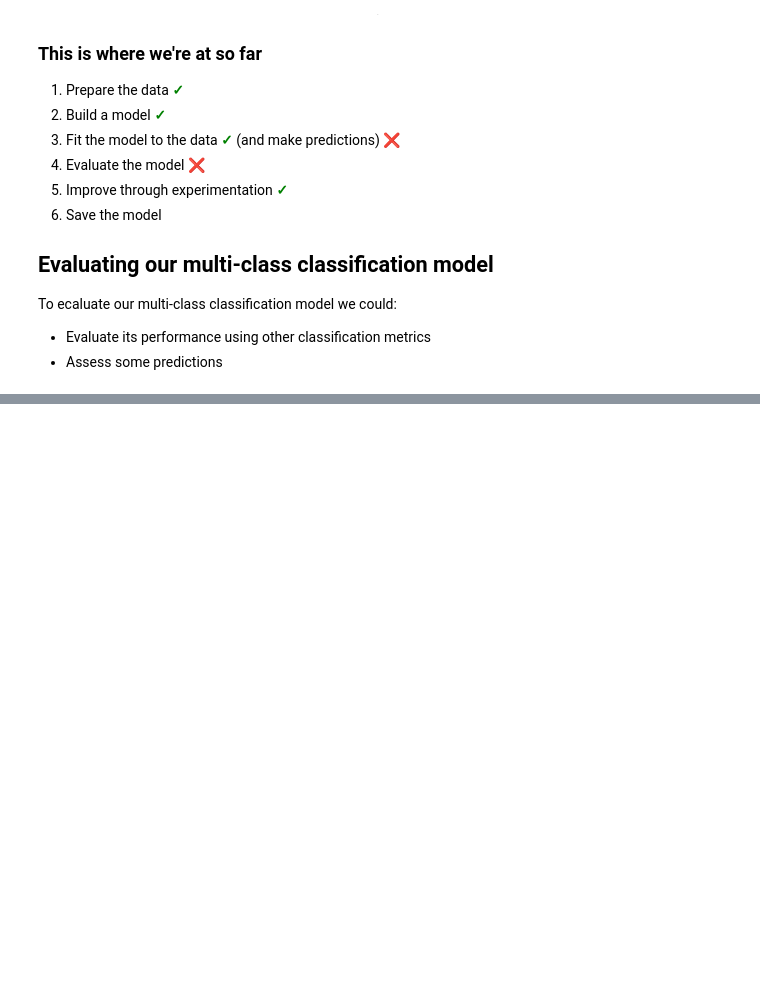
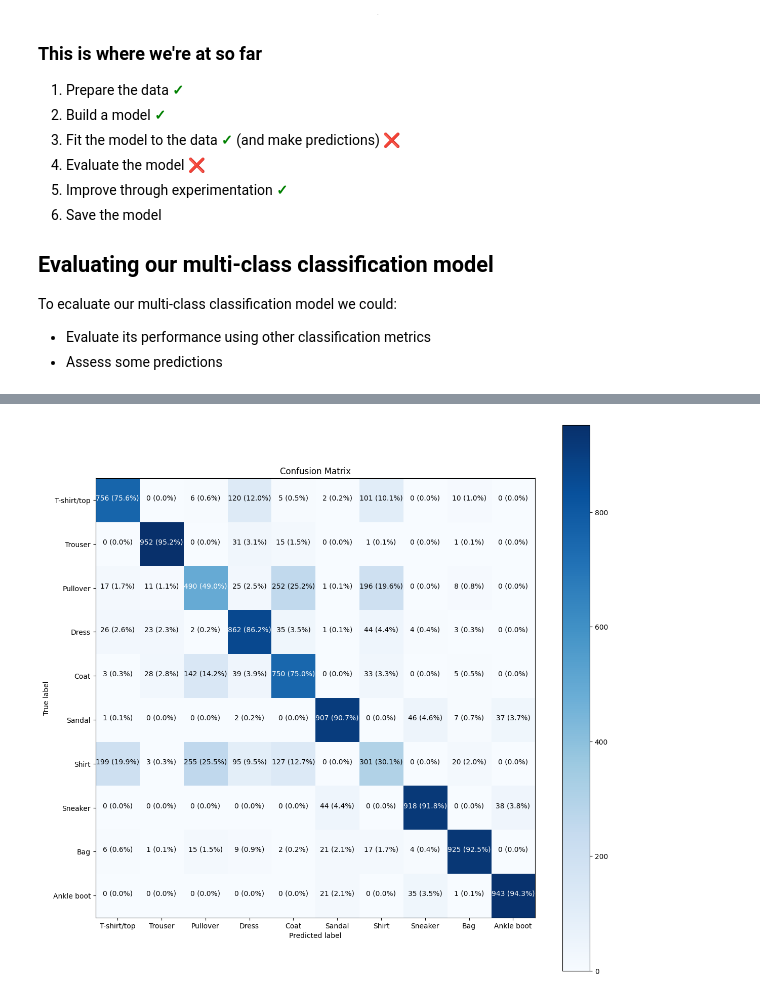
Before and after one commit to 4igeek/TensorFlow, a Jupyter notebook: Classification/MultiClassClassification.ipynb, the cells around one changed output, grey strips where cells are left out. Cells and saved outputs as stored; diff of their text form; code cells hidden in the pictures; blank space fills up the shorter version.

```diff
--- a/Classification/MultiClassClassification.ipynb
+++ b/Classification/MultiClassClassification.ipynb
@@ -375,0 +376,3 @@ from MakeConfusionMatrix import make_confusion_matrix
+# %%
+# Make some predictions
+y_probs = model_norm.predict(test_data_norm) # Note how we used the same type of data (normalised) the model was trained on.
@@ -375,0 +389,4 @@ from MakeConfusionMatrix import make_confusion_matrix
+# %%
+y_preds = y_probs.argmax(axis=1)
+
+y_preds[1], test_labels[1]
@@ -375,0 +401,10 @@ from MakeConfusionMatrix import make_confusion_matrix
+# %%
+from MakeConfusionMatrix import make_confusion_matrix
+
+make_confusion_matrix(y_true=test_labels,
+                      y_pred=y_preds,
+                      classes=class_names,
+                      figsize=(14, 14),
+                      text_size=10)
+# %% [output]
+[figure, added]
```
Also changed, not shown: parts of 13 cells of this notebook, 2 other files.
